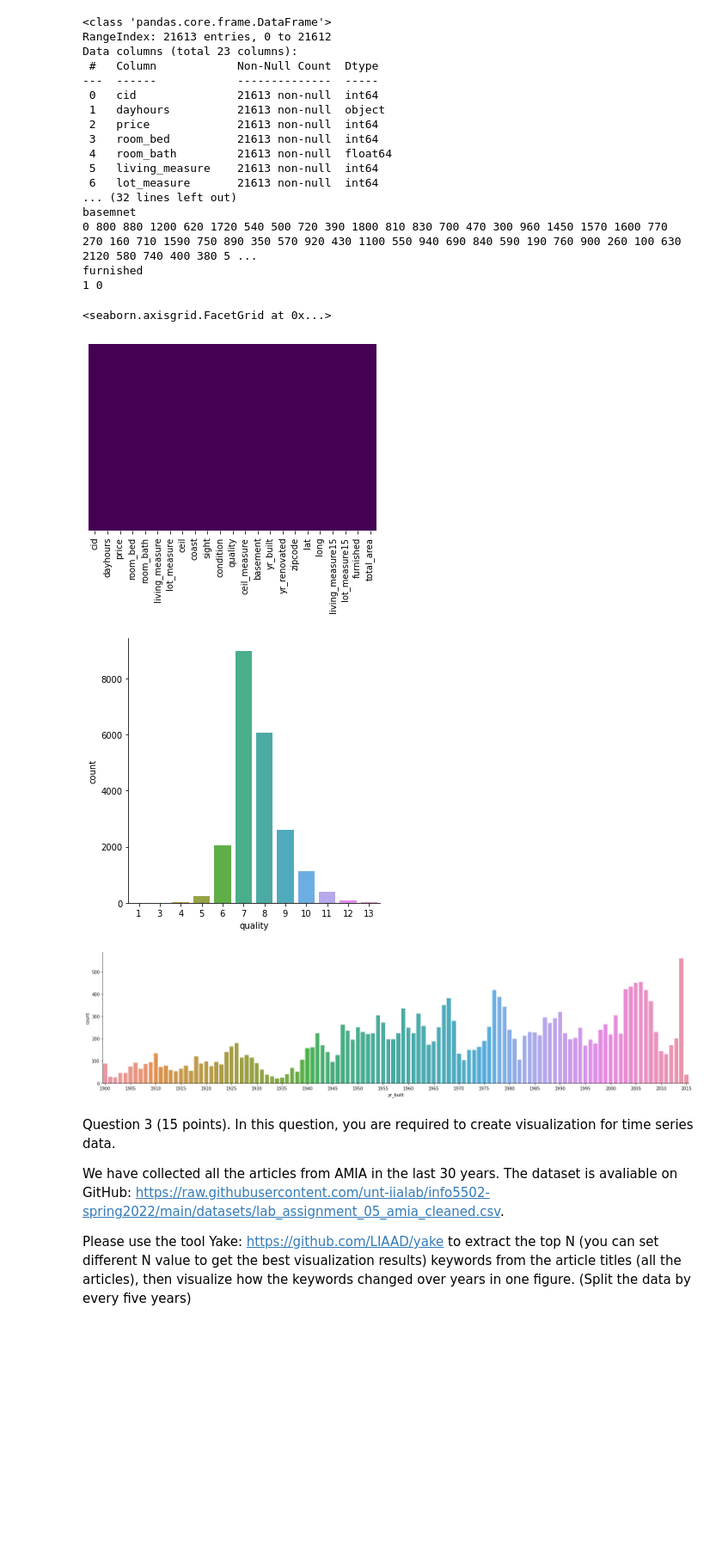
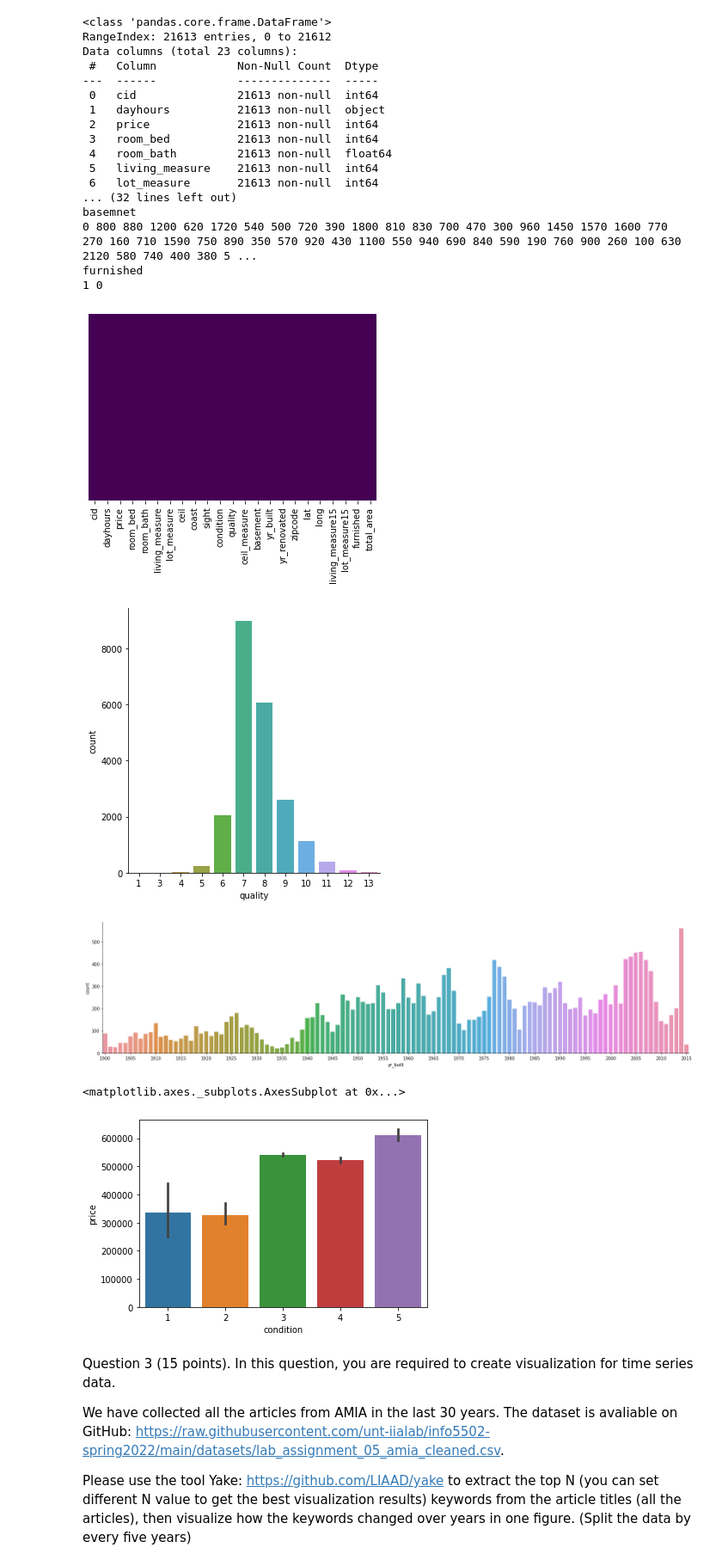
Before and after one commit to Shanmukh451/shanmukhanadh_INFO5502_sPRING2022, a Jupyter notebook: lab_assignment_05.ipynb, the cells around one changed output. Shown at 86% size. Saved outputs shown, nothing was run; the diff lists cells and outputs as text; code cells hidden in the pictures; blank space fills up the shorter version.

```diff
--- a/lab_assignment_05.ipynb
+++ b/lab_assignment_05.ipynb
@@ -181,17 +182,23 @@ basemnet
 furnished
 1 0
 # %%
-#Question 3
+#Step 4
+#Question 3 ,4,5
 sea.heatmap(dc.isnull(), cbar=False, yticklabels=False, cmap='viridis')
 
 sea.factorplot('quality',data=dc,kind='count')
 pl = sea.factorplot('yr_built',data=dc, aspect=4,kind='count')
 pl.set_xticklabels(step=5)
+plt.show()
+
+# conditon vs price
+sea.barplot(x=dc.condition,y=dc.price)
 # %% [output]
-<seaborn.axisgrid.FacetGrid at 0x...>
 [figure]
 [figure]
 [figure]
+<matplotlib.axes._subplots.AxesSubplot at 0x...>
+[figure, added]
 # %% [markdown]
 Question 3 (15 points). In this question, you are required to create visualization for time series data.
 
```
Also changed, not shown: parts of 1 cell of this notebook.
